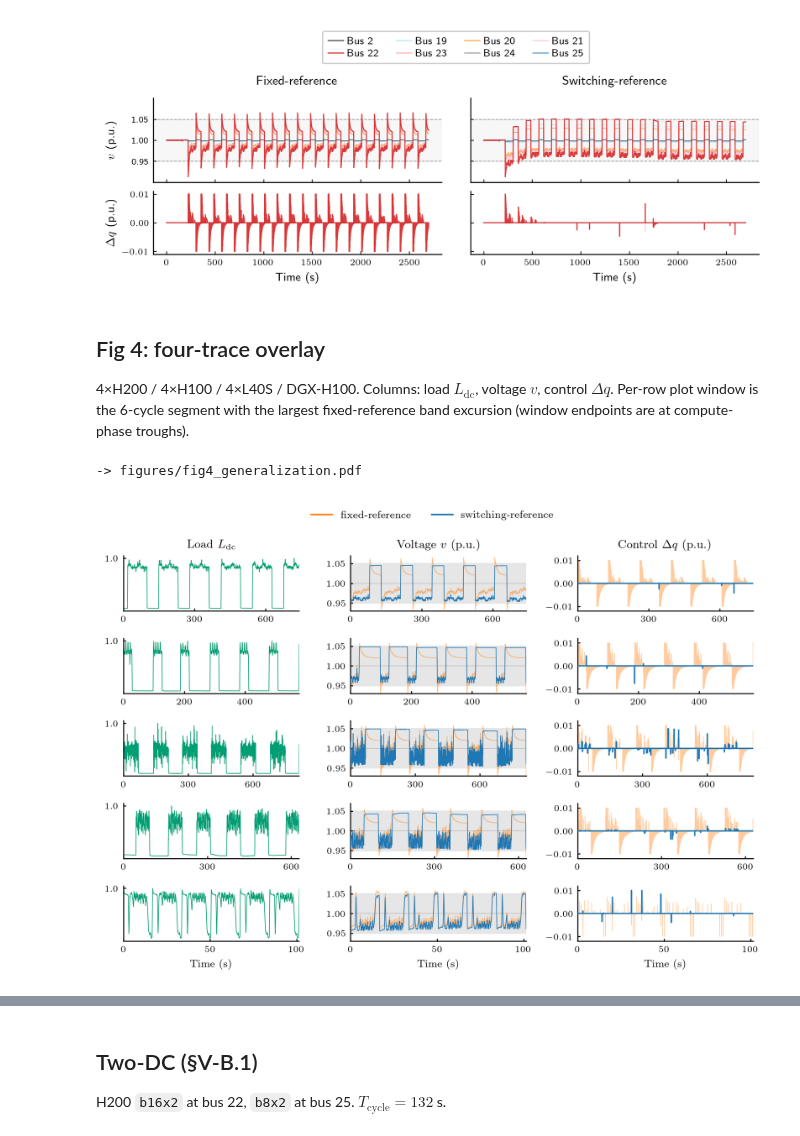
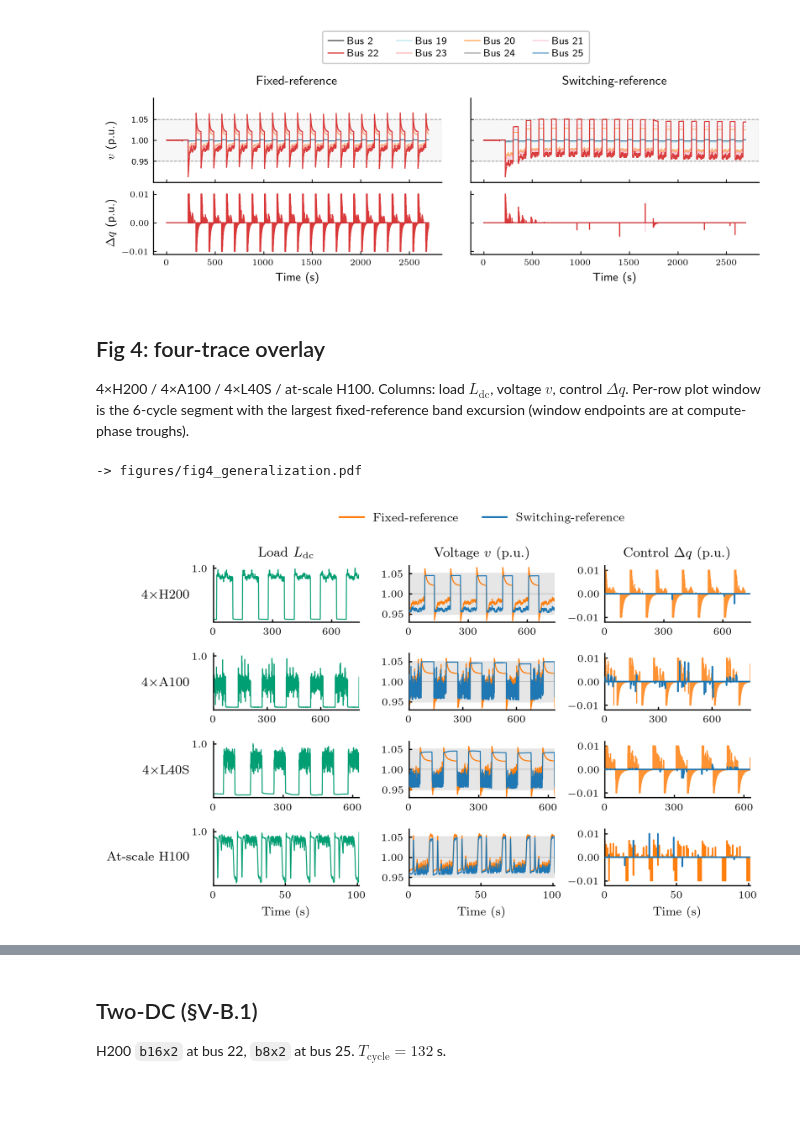
Before and after one commit to yan-mingyuan/switchref, a Jupyter notebook: main.ipynb, the cells around one changed output, grey strips where cells are left out. Saved outputs shown, nothing was run; the diff lists cells and outputs as text; code cells hidden in the pictures; blank space fills up the shorter version.

Commit message:
Sync Fig 4 and Table I with the paper

```diff
--- a/main.ipynb
+++ b/main.ipynb
@@ -181,7 +179,7 @@ plt.show()
 # %% [markdown]
 ## Fig 4: four-trace overlay
 
-4&times;H200 / 4&times;H100 / 4&times;L40S / DGX-H100. Columns: load $L_{\mathrm{dc}}$, voltage $v$, control $\Delta q$. Per-row plot window is the 6-cycle segment with the largest fixed-reference band excursion (window endpoints are at compute-phase troughs).
+4&times;H200 / 4&times;A100 / 4&times;L40S / at-scale H100. Columns: load $L_{\mathrm{dc}}$, voltage $v$, control $\Delta q$. Per-row plot window is the 6-cycle segment with the largest fixed-reference band excursion (window endpoints are at compute-phase troughs).
 # %%
 BUS = 20             # data-center bus (label 22)
 # C_FIX = '#E69F00'    # Wong orange (colorblind-safe alternative)
@@ -192,15 +190,18 @@ C_PWR = '#009E73'    # Wong bluish-green for the (shared) data center load input
 
 from scipy.signal import find_peaks
 
-# Row order matches the paper Table I: 4xH200, 4xH100, 4xA100, 4xL40S, DGX-H100.
+# Row order matches the paper Table I: 4xH200, 4xA100, 4xL40S, at-scale H100.
 # t0 is the lower bound under which the worst-violation window is searched.
 EXPS_FIG4 = [
     ('4xH200',   132, 1000.0),
-    ('4xH100',    97,  700.0),
     ('4xA100',   131,  900.0),
     ('4xL40S',   107,  700.0),
     ('DGX-H100',  17,  150.0),
 ]
+
+# Per-row display labels (leftmost-column y-axis label of each row).
+ROW_LABEL = {'4xH200': r'$4\times$H200', '4xA100': r'$4\times$A100',
+             '4xL40S': r'$4\times$L40S', 'DGX-H100': 'At-scale H100'}
 N_CYC = 6
 loaders = {name: loader for name, cyc, loader in TRACES}
 
@@ -277,55 +278,61 @@ for r, (name, cyc, t0) in enumerate(EXPS_FIG4):
 
     Pw = P[mP]
     Pw = (Pw - Pw.min()) / (Pw.max() - Pw.min() + 1e-12)
-    axP.plot(tP[mP] - tA, Pw, color=C_PWR, lw=0.5)
+    axP.plot(tP[mP] - tA, Pw, color=C_PWR, lw=0.65)
     axP.set_ylim(-0.05, 1.05)
     axP.set_yticks([1]); axP.set_yticklabels(['1.0'])
+    axP.set_ylabel(ROW_LABEL.get(name, name), fontsize=8.5, fontweight='bold',
+                   rotation=0, ha='right', va='center', labelpad=2)
 
     axV.axhspan(0.95, 1.05, color='0.90', zorder=0)
     axV.axhline(1.0, color='0.75', lw=0.5, zorder=1)
-    axV.plot(tV[mV] - tA, Vf[mV, BUS] + 1.0, color=C_FIX, lw=0.5, alpha=0.5, zorder=2)
-    axV.plot(tV[mV] - tA, Vs[mV, BUS] + 1.0, color=C_SW,  lw=0.5, zorder=4)
+    axV.plot(tV[mV] - tA, Vf[mV, BUS] + 1.0, color=C_FIX, lw=0.65, zorder=2)
+    axV.plot(tV[mV] - tA, Vs[mV, BUS] + 1.0, color=C_SW,  lw=0.65, zorder=4)
     axV.set_ylim(0.93, 1.07); axV.set_yticks([0.95, 1.0, 1.05])
 
     axQ.axhline(0.0, color='0.75', lw=0.5)
-    # Fixed-ref Delta q has tall spikes; draw it semi-transparent so the
-    # smaller switching-ref response on top remains visible.
-    axQ.plot(tq[mq] - tA, dQf[mq, BUS], color=C_FIX, lw=0.4, alpha=0.4, zorder=2)
+    # Fixed-ref dq de-emphasised on the node traces (dense spikes); full weight
+    # on the last row (at-scale H100), whose sparse spikes need presence.
+    axQ.plot(tq[mq] - tA, dQf[mq, BUS], color=C_FIX,
+             lw=(1.0 if r == len(EXPS_FIG4) - 1 else 0.65),
+             alpha=(0.85 if r < len(EXPS_FIG4) - 1 else 1.0), zorder=2)
     axQ.plot(tq[mq] - tA, dQs[mq, BUS], color=C_SW,  lw=1.0, zorder=4)
     axQ.set_ylim(-0.012, 0.012); axQ.set_yticks([-0.01, 0.0, 0.01])
 
     if r == 0:
         axP.set_title(r'Load $L_{\mathrm{dc}}$', fontsize=9)
         axV.set_title(r'Voltage $v$ (p.u.)', fontsize=9)
         axQ.set_title(r'Control $\Delta q$ (p.u.)', fontsize=9)
 
     _half = (tB - tA) / 2
     _mag = 10.0 ** np.floor(np.log10(_half))
     _step = next(m * _mag for m in (5, 3, 2, 1) if m * _mag <= _half + 1e-9)
     xticks = [0, _step, 2 * _step]
     for ax in (axP, axV, axQ):
         ax.set_xlim(0, tB - tA)
         ax.tick_params(labelsize=7, direction='in', length=2.0)
         ax.set_xticks(xticks)
         ax.spines[['top', 'right']].set_visible(False)
         if r == len(EXPS_FIG4) - 1:
             ax.set_xlabel('Time (s)', fontsize=8)
 
 from matplotlib.lines import Line2D
 handles = [Line2D([0], [0], color=C_FIX, lw=1.2),
            Line2D([0], [0], color=C_SW,  lw=1.2)]
-fig.legend(handles, ['fixed-reference', 'switching-reference'],
+fig.legend(handles, ['Fixed-reference', 'Switching-reference'],
            loc='upper center', ncol=2, fontsize=8, frameon=False,
-           bbox_to_anchor=(0.5, 1.02))
-fig.tight_layout(rect=[0, 0, 1, 0.97])
+           bbox_to_anchor=(0.5, 0.995))
+fig.tight_layout(rect=[0, 0, 1, 0.93])
+# Mirror the left row-label margin on the right so the grid sits centred.
+fig.subplots_adjust(right=1.0 - fig.subplotpars.left)
 
 out_fig4 = FIG_DIR / 'fig4_generalization.pdf'
-fig.savefig(out_fig4, format='pdf', bbox_inches='tight', pad_inches=0.02)
+fig.savefig(out_fig4, format='pdf')
 print('-> figures/fig4_generalization.pdf')
 plt.show()
 # %% [output]
 -> figures/fig4_generalization.pdf
-[figure, old version]
+[figure, new version]
 # %%
 Ts = np.array([r['cycle_s'] for r in table_rows], dtype=float)
 viol_fix = np.array([r['fix_viol'] for r in table_rows])
```
Also changed, not shown: parts of 3 cells of this notebook, 3 other files.
